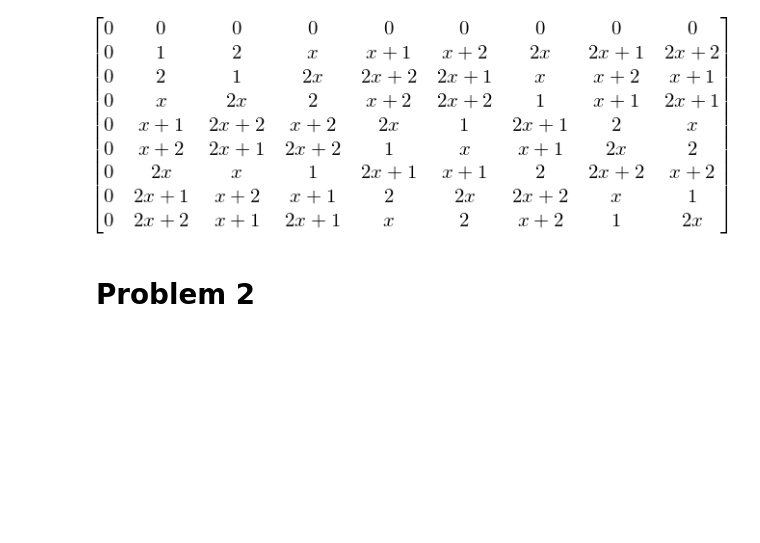
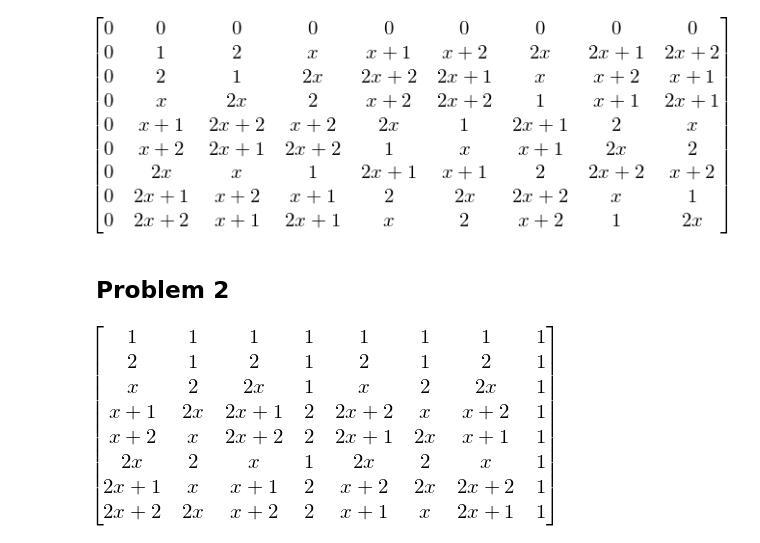
Before and after one commit to jaantollander/Advanced-Course-in-Algorithms, a Jupyter notebook: assignment7/problem_1_2.ipynb, the cells around one changed output. Cells and saved outputs as stored; diff of their text form; code cells hidden in the pictures; blank space fills up the shorter version.

Commit message:
Problem 2 progress

```diff
--- a/assignment7/problem_1_2.ipynb
+++ b/assignment7/problem_1_2.ipynb
@@ -77,4 +77,8 @@ Matrix([[P(gf_rem(gf_mul(a, b, p, ZZ), f, p, ZZ), x) for a in elements] for b in
 # %% [output]
 [figure]
 # %% [markdown]
-# Problem 2
+## Problem 2
+# %%
+Matrix([[P(gf_rem(gf_pow(elements[a], k, p, ZZ), f, p, ZZ), x) for k in range(1, len(elements))] for a in range(1, len(elements))] )
+# %% [output]
+[figure, added]
```
Also changed, not shown: 1 other file.
